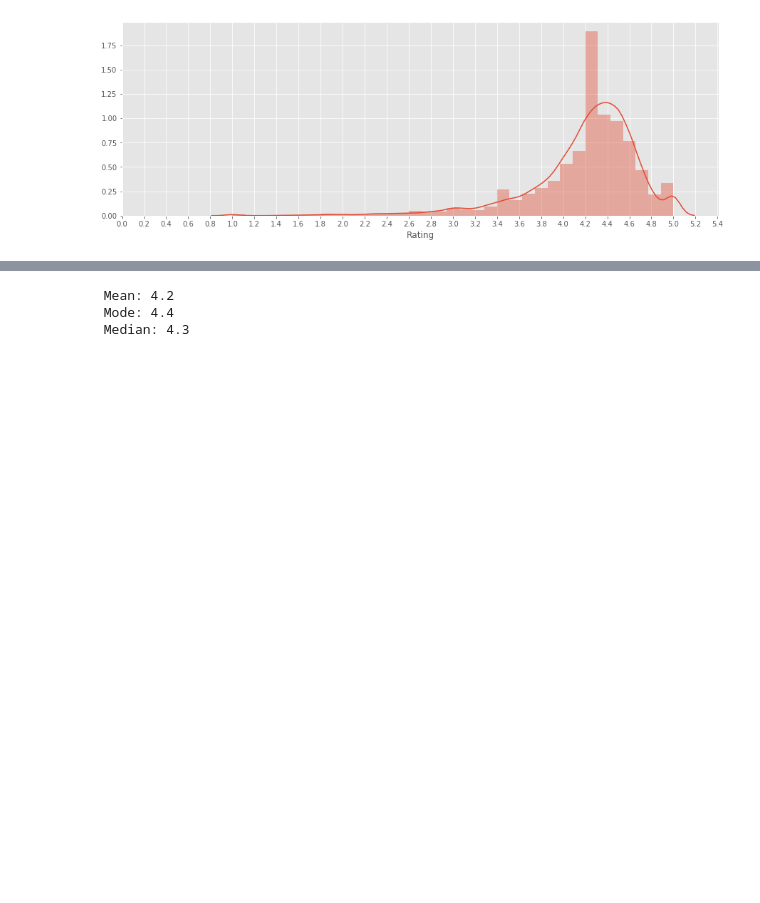
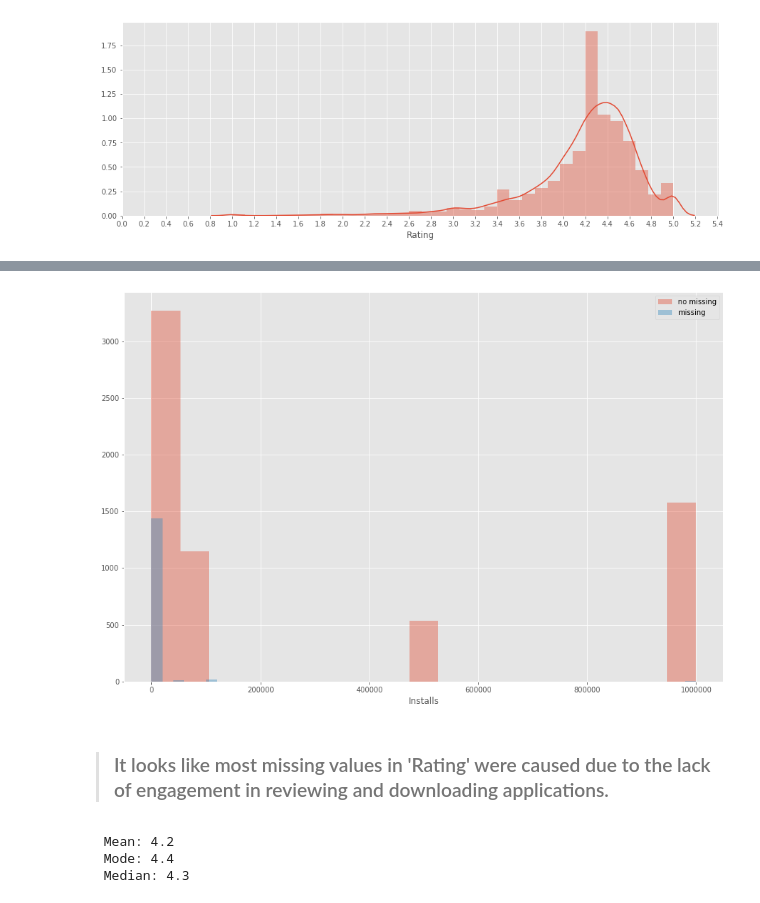
Before and after one commit to Data-Intelligence-Bootcamp/hyunilyoo_app-analysis, a Jupyter notebook: app-analysis.ipynb, the cells around one changed output, grey strips where cells are left out. Drawn from its saved outputs; the diff is of its cells as text; code cells hidden in the pictures; blank space fills up the shorter version.

```diff
--- a/app-analysis.ipynb
+++ b/app-analysis.ipynb
@@ -164,3 +306,15 @@ plt.show()
+# %%
+plt.figure(figsize=(15,10))
+
+sns.distplot(nmissing_rating[nmissing_rating['Installs'] <= 1000000]['Installs'], kde=False,label='no missing')
+sns.distplot(missing_rating['Installs'], kde=False,label='missing')
+
+plt.legend()
+plt.show()
+# %% [output]
+[figure, added]
+# %% [markdown]
+> ### It looks like most missing values in 'Rating' were caused due to the lack of engagement in reviewing and downloading applications.
 # %%
 # Overall mean, mode, and median
 print('', 'Mean: {}'.format(round(table['Rating'].mean(),1)), '\n', \
```
Also changed, not shown: parts of 14 cells of this notebook, 3 other files.
